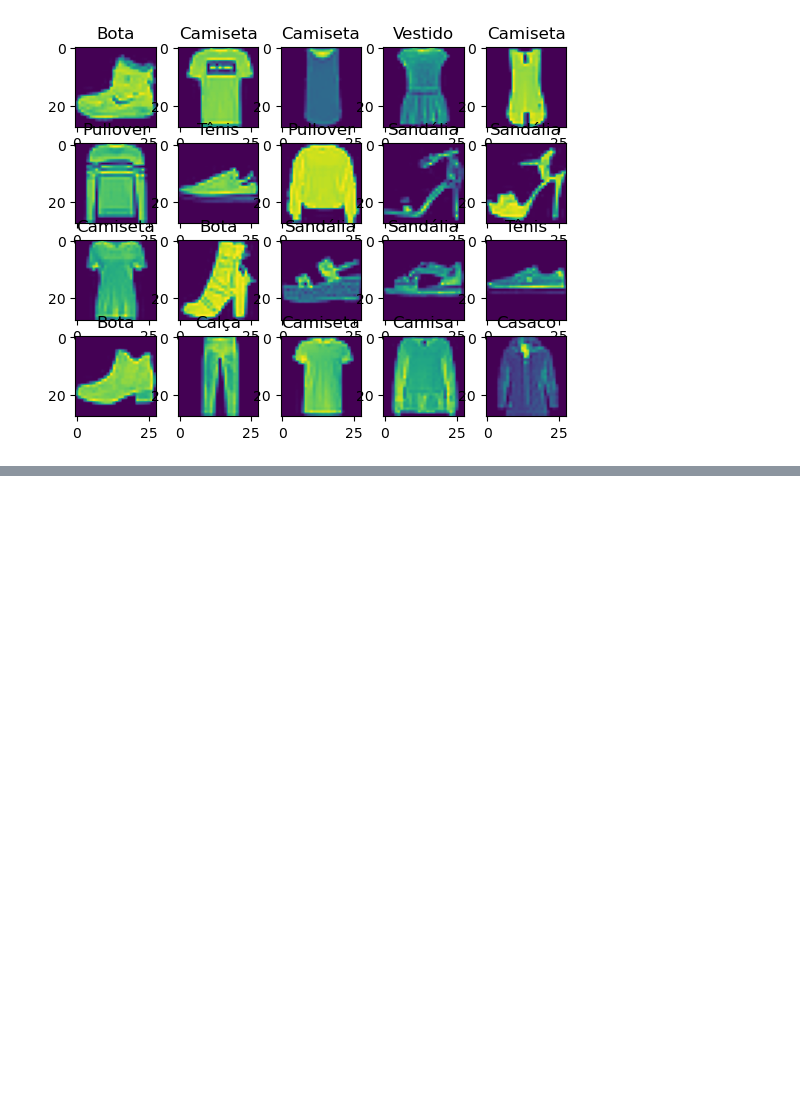
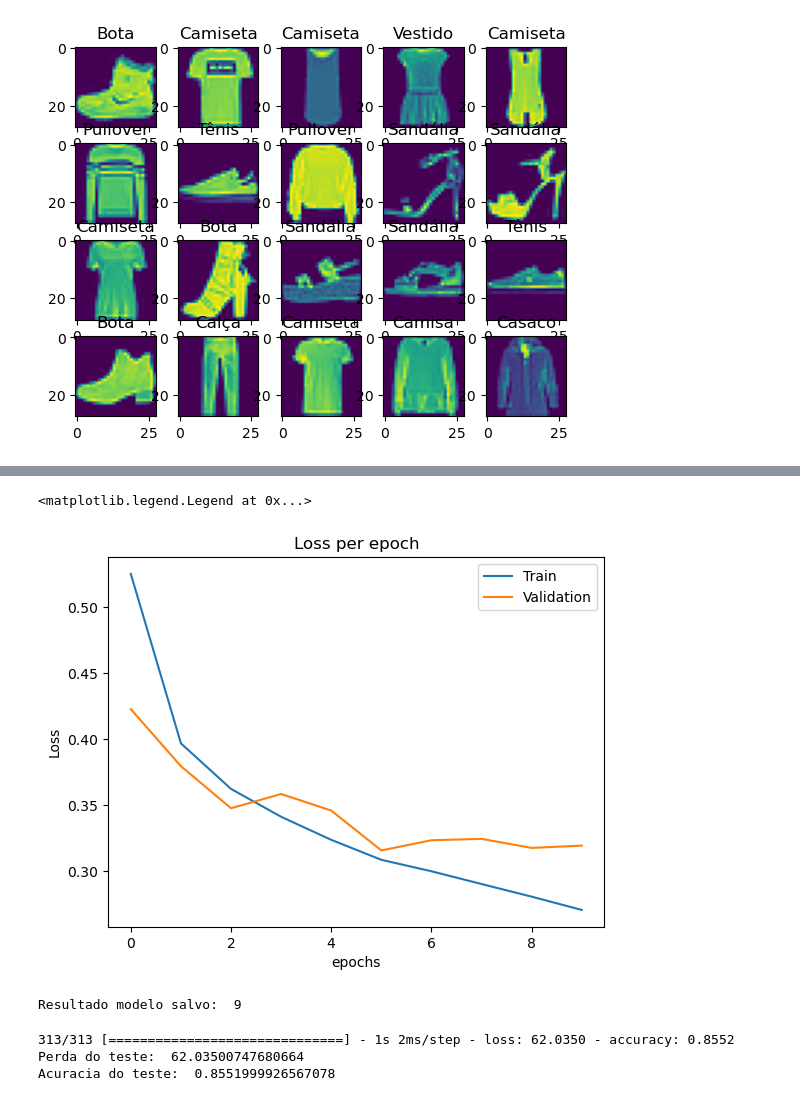
Before and after one commit to jpfeijo/StudiesOpenCV, a Jupyter notebook: Alura2Aula1.ipynb, the cells around one changed output, grey strips where cells are left out. Drawn from its saved outputs; the diff is of its cells as text; code cells hidden in the pictures; blank space fills up the shorter version.

```diff
--- a/Alura2Aula1.ipynb
+++ b/Alura2Aula1.ipynb
@@ -60,0 +114,26 @@ Epoch 10/10
+# %%
+plt.plot(historico.history['loss'])
+plt.plot(historico.history['val_loss'])
+plt.title('Loss per epoch')
+plt.xlabel('epochs')
+plt.ylabel('Loss')
+plt.legend(['Train', 'Validation'])
+# %% [output]
+<matplotlib.legend.Legend at 0x...>
+[figure, added]
+# %%
+testes = modelo.predict(test_images)
+np.argmax(testes[0])
+
+testes_modelo_salvo = modelo_salvo.predict(test_images)
+print('Resultado modelo salvo: ', np.argmax(testes_modelo_salvo))
+# %% [output]
+Resultado modelo salvo:  9
+# %%
+test_loss, test_accuracy = modelo.evaluate(test_images, test_labels)
+print('Perda do teste: ', test_loss)
+print('Acuracia do teste: ', test_accuracy)
+# %% [output]
+313/313 [==============================] - 1s 2ms/step - loss: 62.0350 - accuracy: 0.8552
+Perda do teste:  62.03500747680664
+Acuracia do teste:  0.8551999926567078
```
Also changed, not shown: parts of 7 cells of this notebook, 2 other files.
